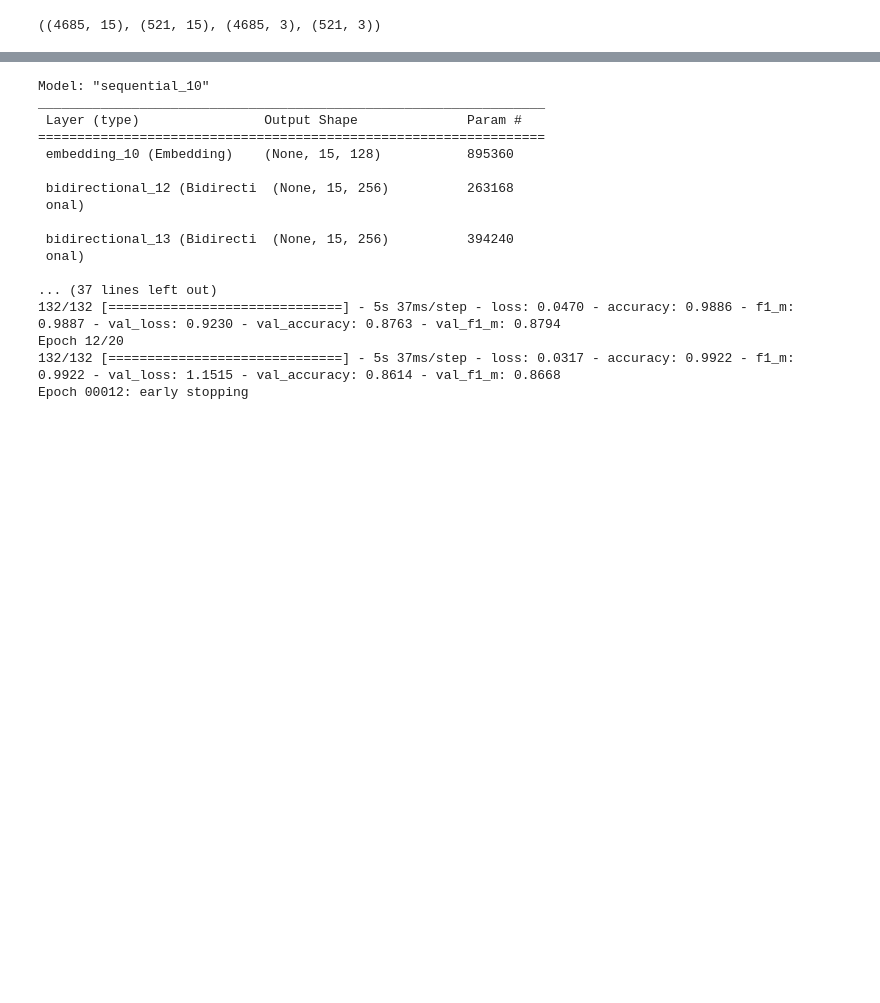
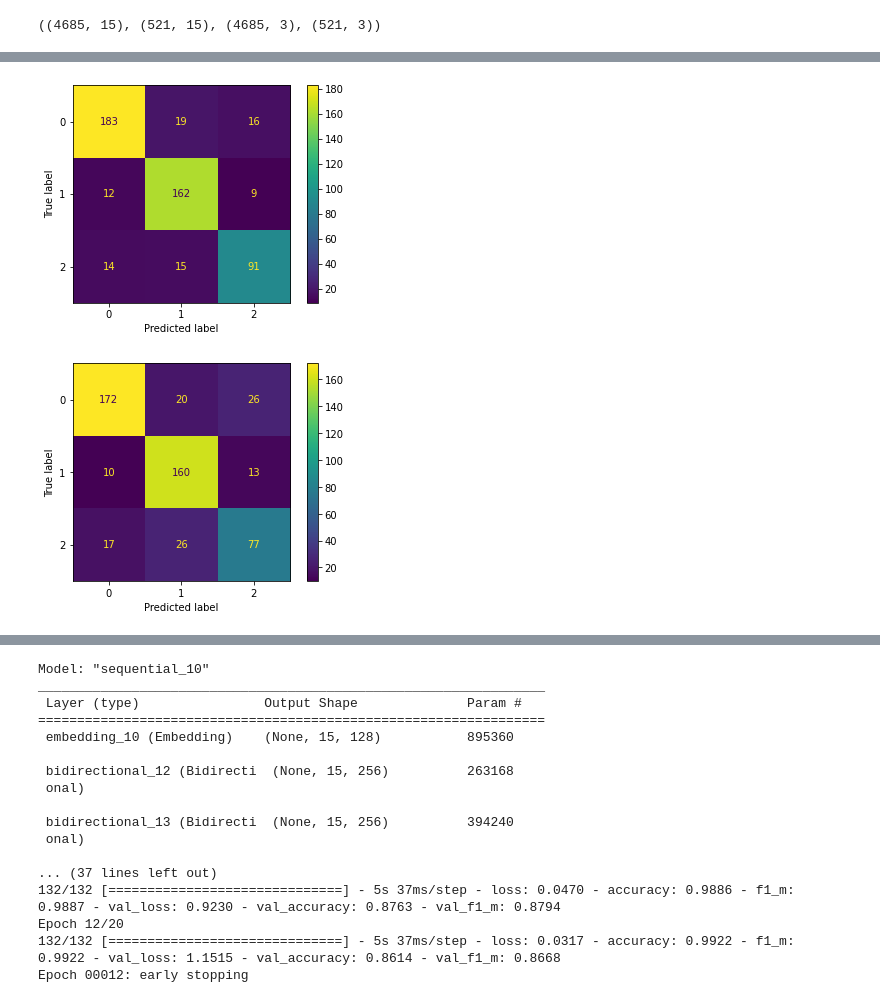
Before and after one commit to adrianuscharlie/ML-hate-speech-detection, a Jupyter notebook: Selena Gomez/notebook.ipynb, the cells around one changed output, grey strips where cells are left out. Drawn from its saved outputs; the diff is of its cells as text; code cells hidden in the pictures; blank space fills up the shorter version.

```diff
--- a/Selena Gomez/notebook.ipynb
+++ b/Selena Gomez/notebook.ipynb
@@ -182,3 +242,14 @@ callback = tf.keras.callbacks.EarlyStopping(
+# %%
+from sklearn.metrics import confusion_matrix, ConfusionMatrixDisplay
+import numpy as np
+for item in models:
+    predict=item.predict(x_test)
+    confusion=confusion_matrix(np.argmax(y_test,axis=1),np.argmax(predict,axis=1))
+    display=ConfusionMatrixDisplay(confusion_matrix=confusion)
+    display.plot()
+# %% [output]
+[figure, added]
+[figure, added]
 # %%
 model=createSimpleModel(1)
 history=model.fit(x_train,y_train,epochs=20,validation_split=0.1,callbacks=[callback])
```
Also changed, not shown: parts of 8 cells of this notebook, 3 other files.
